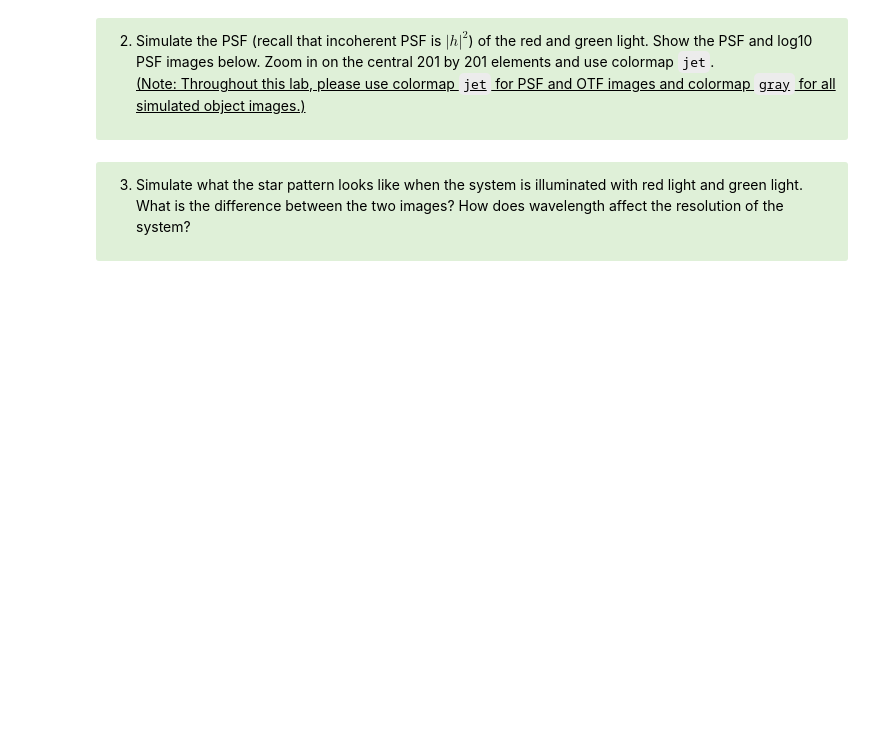
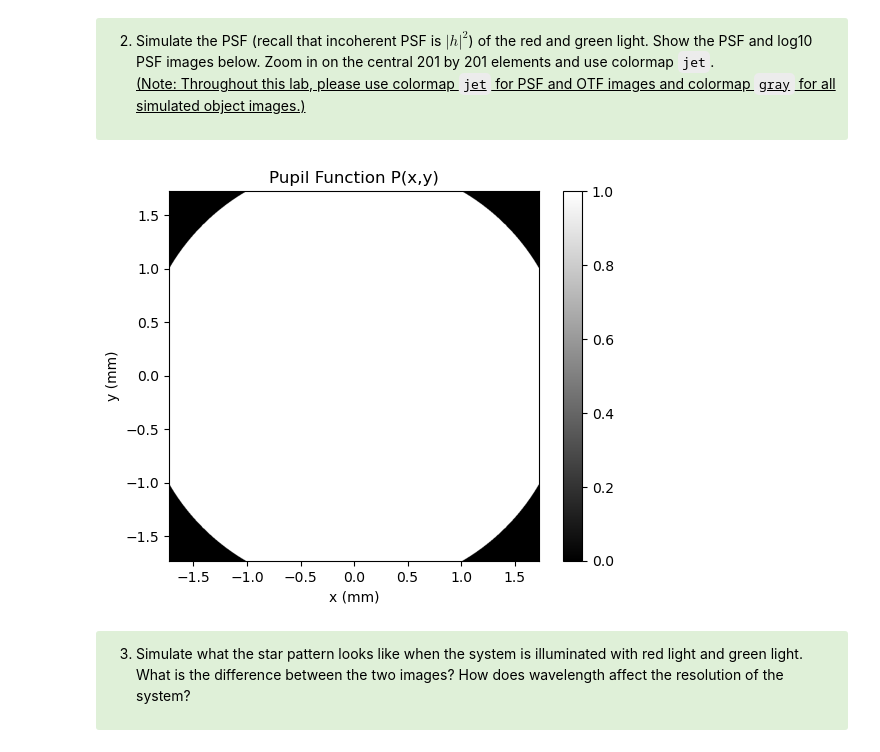
Before and after one commit to lilchromozome/Build_Imager_2025, a Jupyter notebook: Lab4/Lab4 Part1 (Clean).ipynb, the cells around one changed output. Cells and saved outputs as stored; diff of their text form; code cells hidden in the pictures; blank space fills up the shorter version.

```diff
--- a/Lab4/Lab4 Part1 (Clean).ipynb
+++ b/Lab4/Lab4 Part1 (Clean).ipynb
@@ -59,5 +59,14 @@ Since our image is measured on the image plane (camera), it is easier for modeli
 </font>
 </div>
+# %%
+import numpy as np
+import matplotlib.pyplot as plt
+
+grid = 1001
+sampling = 0.00345
+x = np.linspace(-grid//2, grid//2, grid) * sampling
+y = np.linspace(-grid//2, grid//2, grid) * sampling
+X, Y = np.meshgrid(x, y)
 # %% [markdown]
 <div class="alert alert-block alert-warning">
 <font color=black>
@@ -78,6 +87,18 @@ If one takes the Fourier transform of both sides of the above expression for the
 <u> (Note: Throughout this lab, please use colormap `jet` for PSF and OTF images and colormap `gray` for all simulated object images.) </u>
 </font>
 </div>
+# %%
+radius = 2
+P = np.sqrt(X**2 + Y**2) <= radius # circular aperature defined in spatial domain
+
+plt.imshow(P, extent=[x[0], x[-1], y[0], y[-1]], cmap='gray')
+plt.xlabel('x (mm)')
+plt.ylabel('y (mm)')
+plt.title('Pupil Function P(x,y)')
+plt.colorbar()
+plt.show()
+# %% [output]
+[figure, added]
 # %% [markdown]
 <div class="alert alert-block alert-success">
 <font color=black>
```
Also changed, not shown: parts of 1 cell of this notebook, 1 other file.
